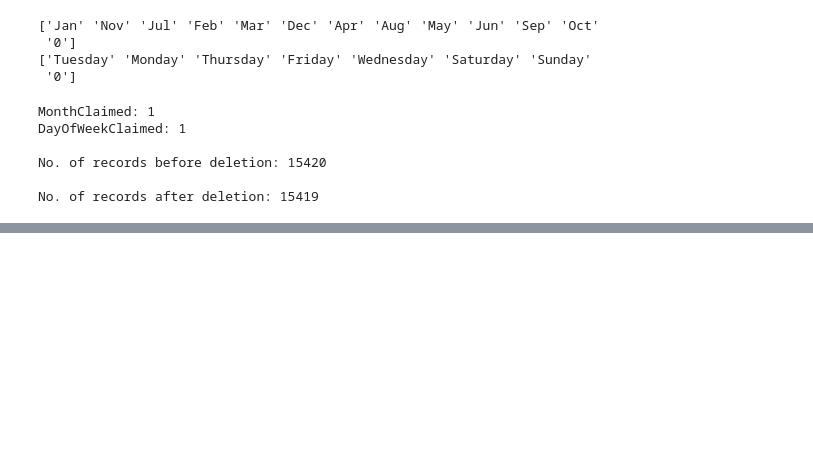
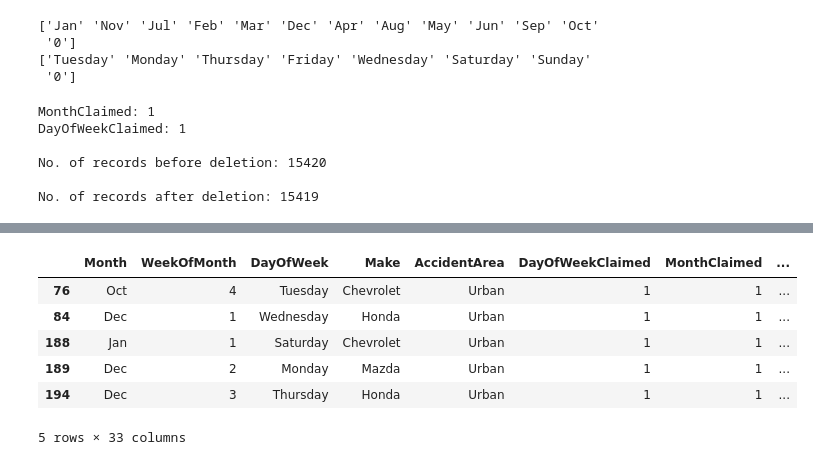
Before and after one commit to bernardmizz13/Vehicle_insurance_claim_fraud_detection, a Jupyter notebook: Jupyter_notebooks/Data_analysis.ipynb, the cells around one changed output, grey strips where cells are left out. Drawn from its saved outputs; the diff is of its cells as text; code cells hidden in the pictures; blank space fills up the shorter version.

Commit message:
Now sorting the dataset

```diff
--- a/Jupyter_notebooks/Data_analysis.ipynb
+++ b/Jupyter_notebooks/Data_analysis.ipynb
@@ -180,4 +192,16 @@ sorted_data.DayOfWeekClaimed = [DayOfWeekClaimed_dict[da] for month in sorted_da
 # %%
-# store a new data set which is sorted first with Year -> MonthClaimed -> WeekOfMonthClaimed -> DayOfWeekClaimed
+# store a new data set which is sorted first with Year -> MonthClaimed -> WeekOfMonthClaimed -> DayOfWeekClaimed (all in ascending order)
+sorted_data = sorted_data.sort_values(['Year', 'MonthClaimed', 'WeekOfMonthClaimed', 'DayOfWeekClaimed'], ascending=[True, True, True, True], inplace = False)
 
-# sorted_data.sort(['Year', 'MonthClaimed', 'WeekOfMonthClaimed', 'DayOfWeekClaimed'], ascending=[True, False])
+# store the dataset as CSV
+sorted_data.to_csv(os.getcwd() + '/../Dataset/sorted_fraud_oracle.csv')
+
+sorted_data.head()
+# %% [output]
+|  | Month | WeekOfMonth | DayOfWeek | Make | AccidentArea | DayOfWeekClaimed | MonthClaimed | ... |
+| 76 | Oct | 4 | Tuesday | Chevrolet | Urban | 1 | 1 | ... |
+| 84 | Dec | 1 | Wednesday | Honda | Urban | 1 | 1 | ... |
+| 188 | Jan | 1 | Saturday | Chevrolet | Urban | 1 | 1 | ... |
+| 189 | Dec | 2 | Monday | Mazda | Urban | 1 | 1 | ... |
+| 194 | Dec | 3 | Thursday | Honda | Urban | 1 | 1 | ... |
+5 rows × 33 columns
```
Also changed, not shown: parts of 1 cell of this notebook, 1 other file.
